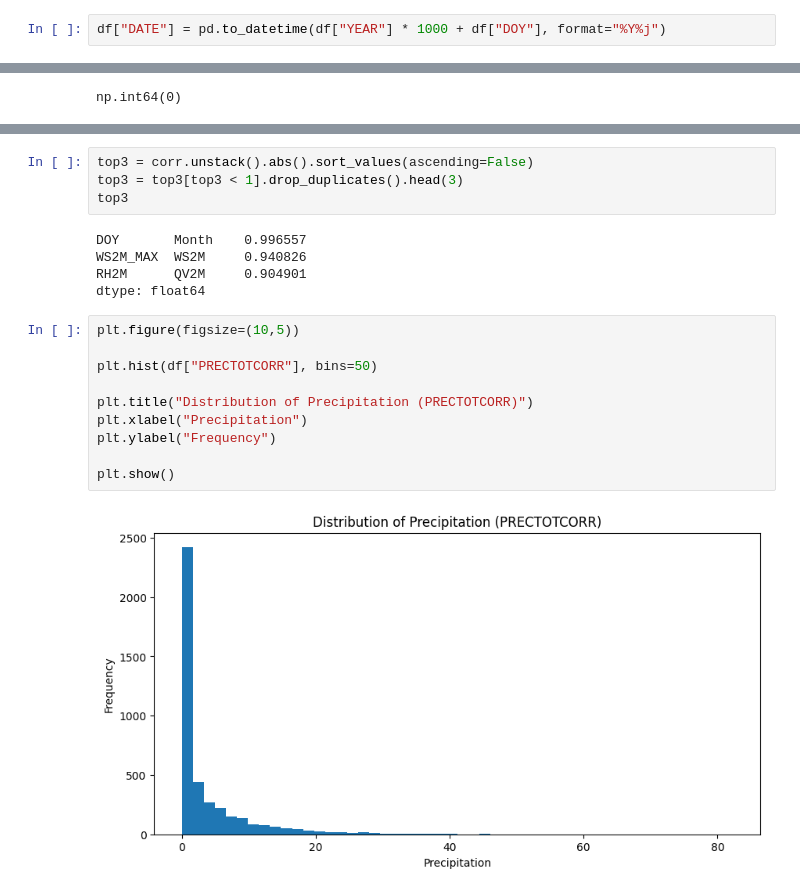
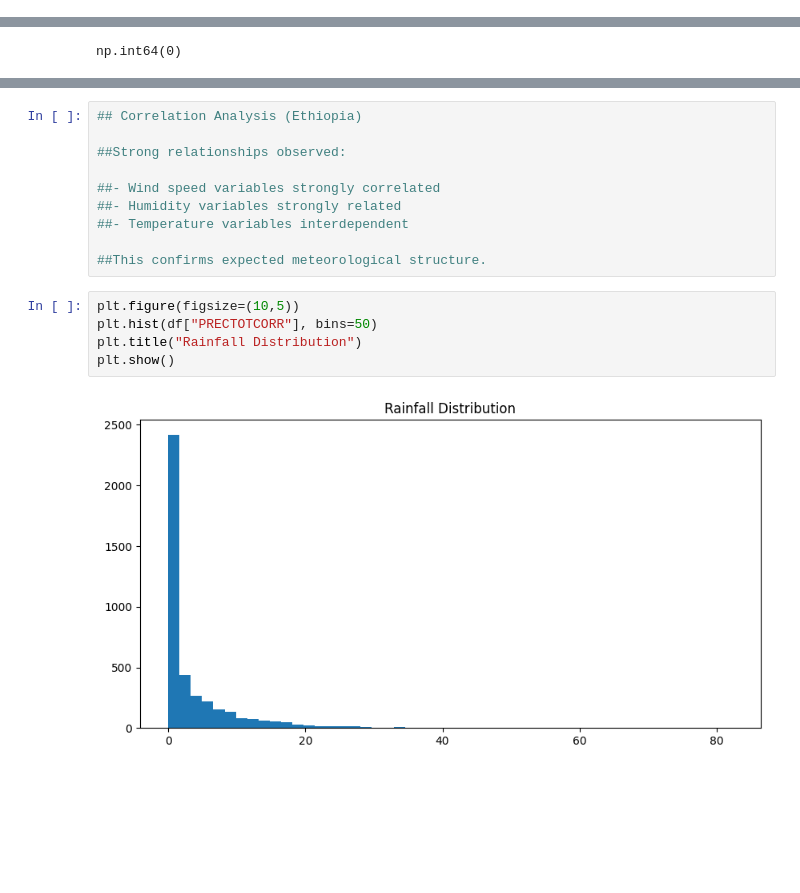
Before and after one commit to redietwogayehu/climate-challenge-week0, a Jupyter notebook: notebooks/ethiopia_eda.ipynb, the cells around one changed output, grey strips where cells are left out. Cells and saved outputs as stored; diff of their text form; blank space fills up the shorter version.

```diff
--- a/notebooks/ethiopia_eda.ipynb
+++ b/notebooks/ethiopia_eda.ipynb
@@ -155,2 +37,0 @@ df[["Country"]].head()
-# %%
-df["DATE"] = pd.to_datetime(df["YEAR"] * 1000 + df["DOY"], format="%Y%j")
@@ -590,21 +149,17 @@ dtype: float64
-# %%
-top3 = corr.unstack().abs().sort_values(ascending=False)
-top3 = top3[top3 < 1].drop_duplicates().head(3)
-top3
-# %% [output]
-DOY       Month    0.996557
-WS2M_MAX  WS2M     0.940826
-RH2M      QV2M     0.904901
-dtype: float64
+# %%
+## Correlation Analysis (Ethiopia)
+
+##Strong relationships observed:
+
+##- Wind speed variables strongly correlated
+##- Humidity variables strongly related
+##- Temperature variables interdependent
+
+##This confirms expected meteorological structure.
 # %%
 plt.figure(figsize=(10,5))
-
 plt.hist(df["PRECTOTCORR"], bins=50)
-
-plt.title("Distribution of Precipitation (PRECTOTCORR)")
-plt.xlabel("Precipitation")
-plt.ylabel("Frequency")
-
+plt.title("Rainfall Distribution")
 plt.show()
 # %% [output]
-[figure, old version]
+[figure, new version]
```
Also changed, not shown: parts of 72 cells of this notebook.
